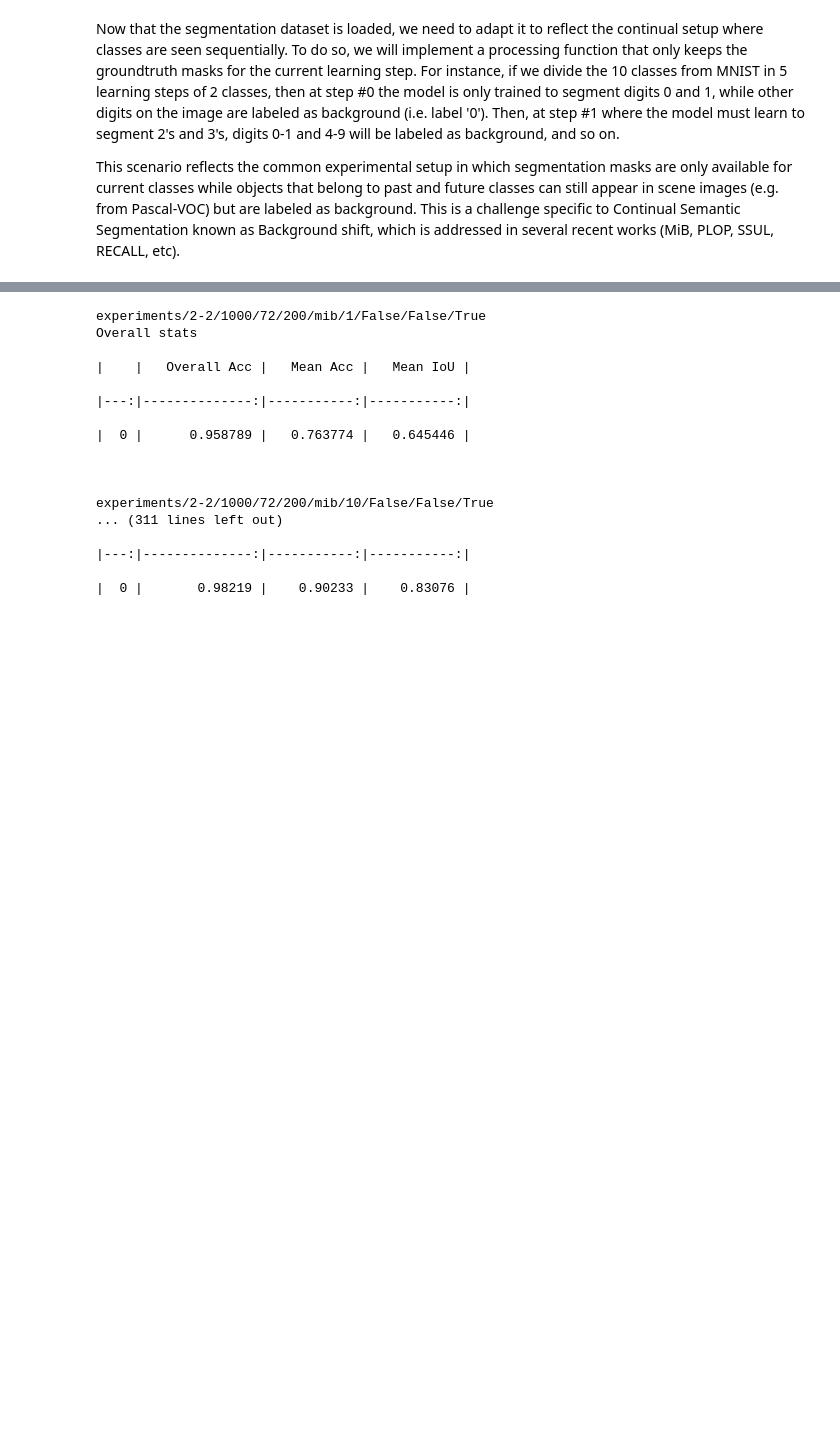
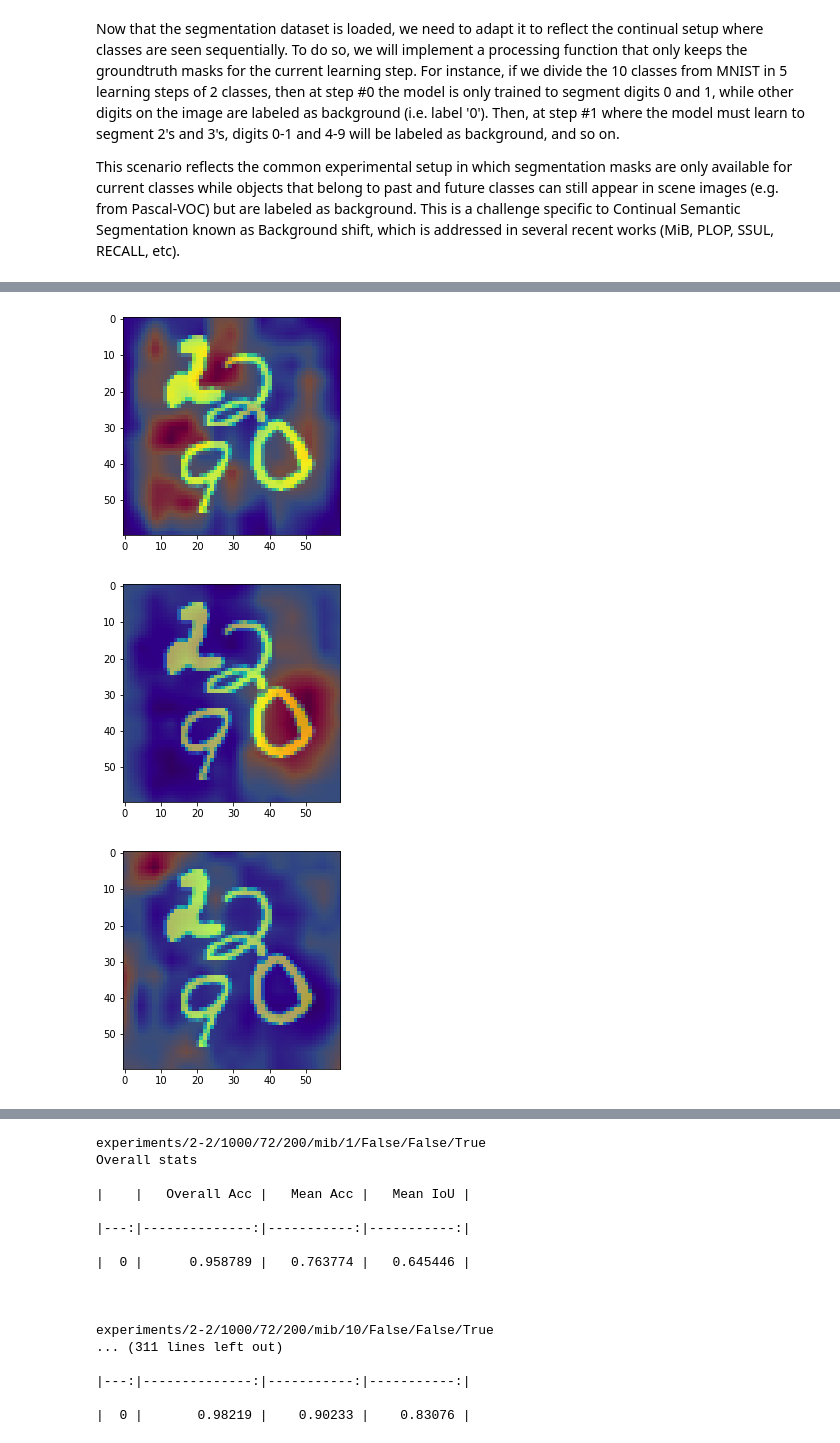
Before and after one commit to mapaf2/mnist-continual-seg, a Jupyter notebook: continual_segmentation_mnist.ipynb, the cells around one changed output, grey strips where cells are left out. Saved outputs shown, nothing was run; the diff lists cells and outputs as text; code cells hidden in the pictures; blank space fills up the shorter version.

```diff
--- a/continual_segmentation_mnist.ipynb
+++ b/continual_segmentation_mnist.ipynb
@@ -137,0 +366,21 @@ pseudoseg = PseudoSeg()
+# %%
+continual_mnist = ContinualMnist(n_train=500, n_test=1000, batch_size=1, tasks=_tasks, return_im_level_label=True)
+# %%
+cam = CAM(trainer.model, "cam", "classif")
+# %%
+data = next(iter(continual_mnist.train_stream))
+# %%
+import torch.nn.functional as F
+model.eval()
+with torch.no_grad():
+  _, out, _ = trainer.model(data[0].cuda().float())
+  for i in range(3):
+    activation_map = cam(i, out)
+    activation_map = F.interpolate(activation_map.unsqueeze(0).unsqueeze(0), (60,60), mode="bilinear", align_corners=True)
+    plt.imshow(data[0][0,0])
+    plt.imshow(activation_map[0,0].cpu().numpy(), alpha=0.3, cmap="jet")
+    plt.show()
+# %% [output]
+[figure, added]
+[figure, added]
+[figure, added]
```
Also changed, not shown: parts of 18 cells of this notebook.
